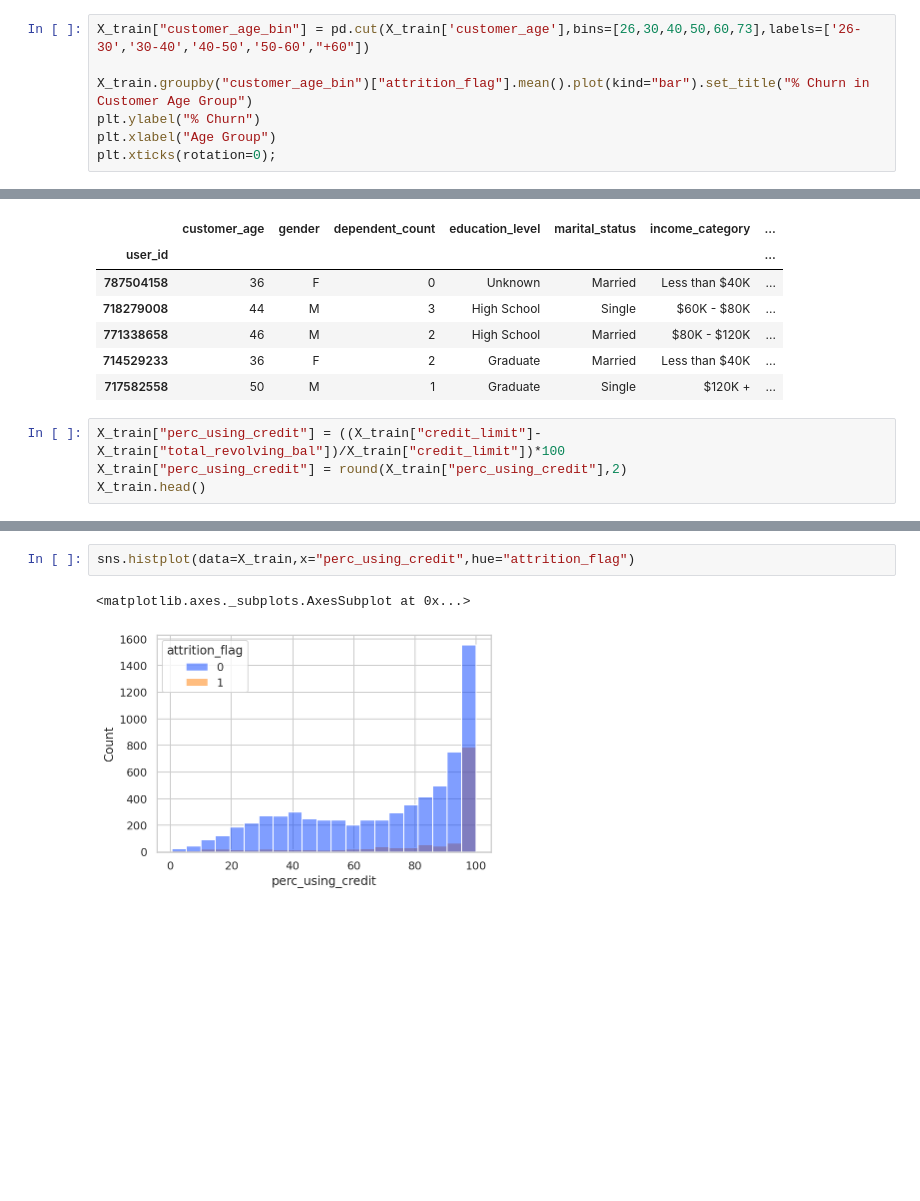
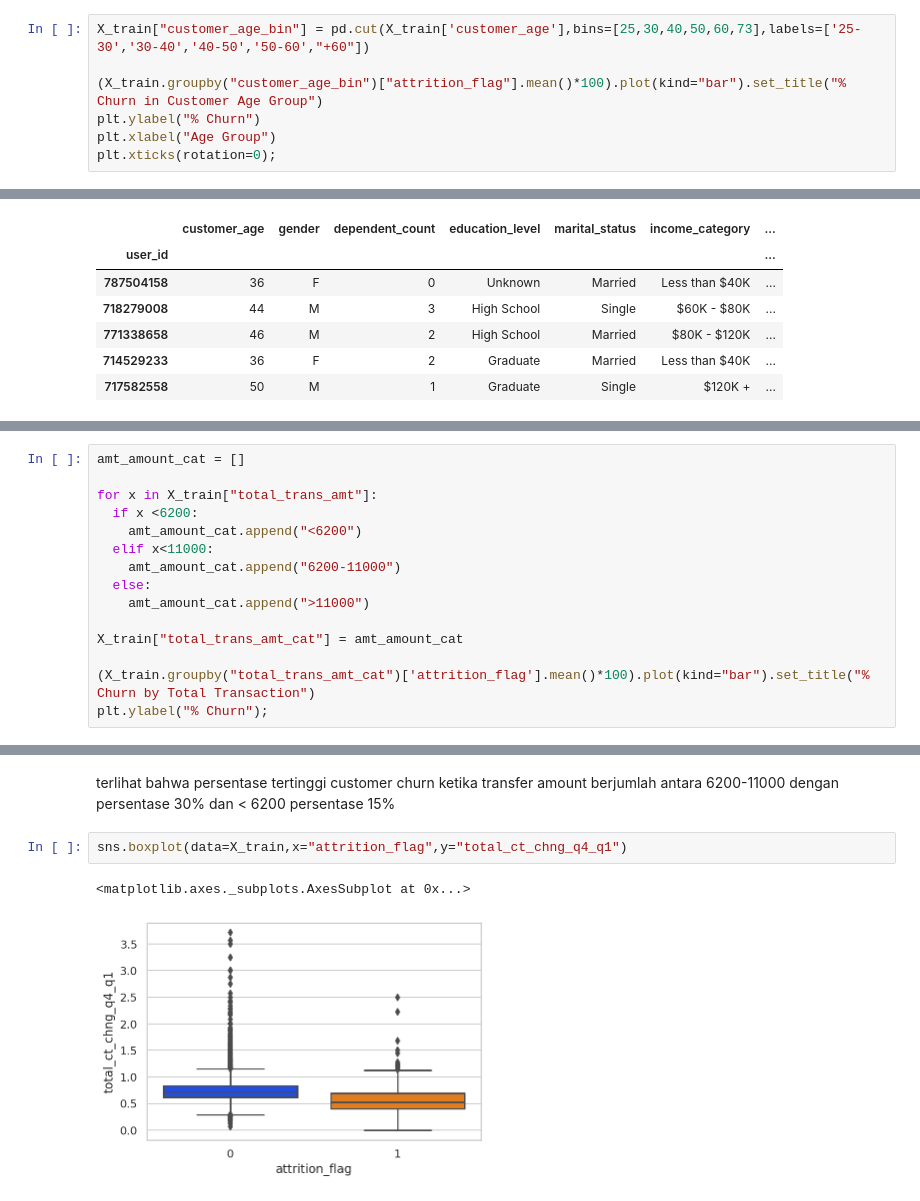
Before and after one commit to bayuzen19/Business-Inteligence-Batch-3, a Jupyter notebook: Day_16_Bank_Churn_Bayuzen_Ahmad.ipynb, the cells around one changed output, grey strips where cells are left out. Cells and saved outputs as stored; diff of their text form; blank space fills up the shorter version.

```diff
--- a/Day_16_Bank_Churn_Bayuzen_Ahmad.ipynb
+++ b/Day_16_Bank_Churn_Bayuzen_Ahmad.ipynb
@@ -346,9 +374,9 @@ sns.boxplot(data=X_train,x="attrition_flag",y='customer_age')
 # %% [markdown]
 secara median terlihat bahwa umur customer yang churn lebih tinggi dibandingkan customer yang tidak churn
 # %%
-X_train["customer_age_bin"] = pd.cut(X_train['customer_age'],bins=[26,30,40,50,60,73],labels=['26-30','30-40','40-50','50-60',"+60"])
+X_train["customer_age_bin"] = pd.cut(X_train['customer_age'],bins=[25,30,40,50,60,73],labels=['25-30','30-40','40-50','50-60',"+60"])
 
-X_train.groupby("customer_age_bin")["attrition_flag"].mean().plot(kind="bar").set_title("% Churn in Customer Age Group")
+(X_train.groupby("customer_age_bin")["attrition_flag"].mean()*100).plot(kind="bar").set_title("% Churn in Customer Age Group")
 plt.ylabel("% Churn")
 plt.xlabel("Age Group")
 plt.xticks(rotation=0);
@@ -550,7 +603,3 @@ X_train.head()
 | 771338658 | 46 | M | 2 | High School | Married | $80K - $120K | ... |
 | 714529233 | 36 | F | 2 | Graduate | Married | Less than $40K | ... |
 | 717582558 | 50 | M | 1 | Graduate | Single | $120K + | ... |
-# %%
-X_train["perc_using_credit"] = ((X_train["credit_limit"]-X_train["total_revolving_bal"])/X_train["credit_limit"])*100
-X_train["perc_using_credit"] = round(X_train["perc_using_credit"],2)
-X_train.head()
@@ -564,0 +617,15 @@ X_train.head()
+# %%
+amt_amount_cat = []
+
+for x in X_train["total_trans_amt"]:
+  if x <6200:
+    amt_amount_cat.append("<6200")
+  elif x<11000:
+    amt_amount_cat.append("6200-11000")
+  else:
+    amt_amount_cat.append(">11000")
+
+X_train["total_trans_amt_cat"] = amt_amount_cat
+
+(X_train.groupby("total_trans_amt_cat")['attrition_flag'].mean()*100).plot(kind="bar").set_title("% Churn by Total Transaction")
+plt.ylabel("% Churn");
@@ -565,5 +634,7 @@ X_train.head()
+# %% [markdown]
+terlihat bahwa persentase tertinggi customer churn ketika transfer amount berjumlah antara 6200-11000 dengan persentase 30% dan < 6200 persentase 15%
 # %%
-sns.histplot(data=X_train,x="perc_using_credit",hue="attrition_flag")
+sns.boxplot(data=X_train,x="attrition_flag",y="total_ct_chng_q4_q1")
 # %% [output]
 <matplotlib.axes._subplots.AxesSubplot at 0x...>
-[figure, old version]
+[figure, new version]
```
Also changed, not shown: parts of 67 cells of this notebook.
